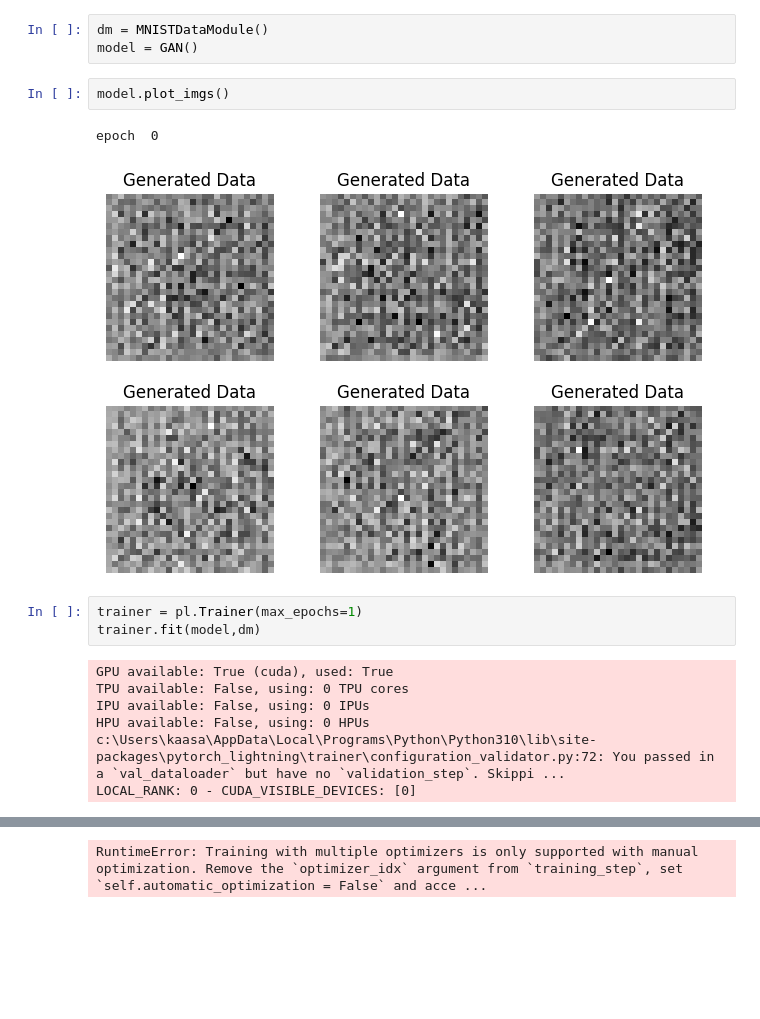
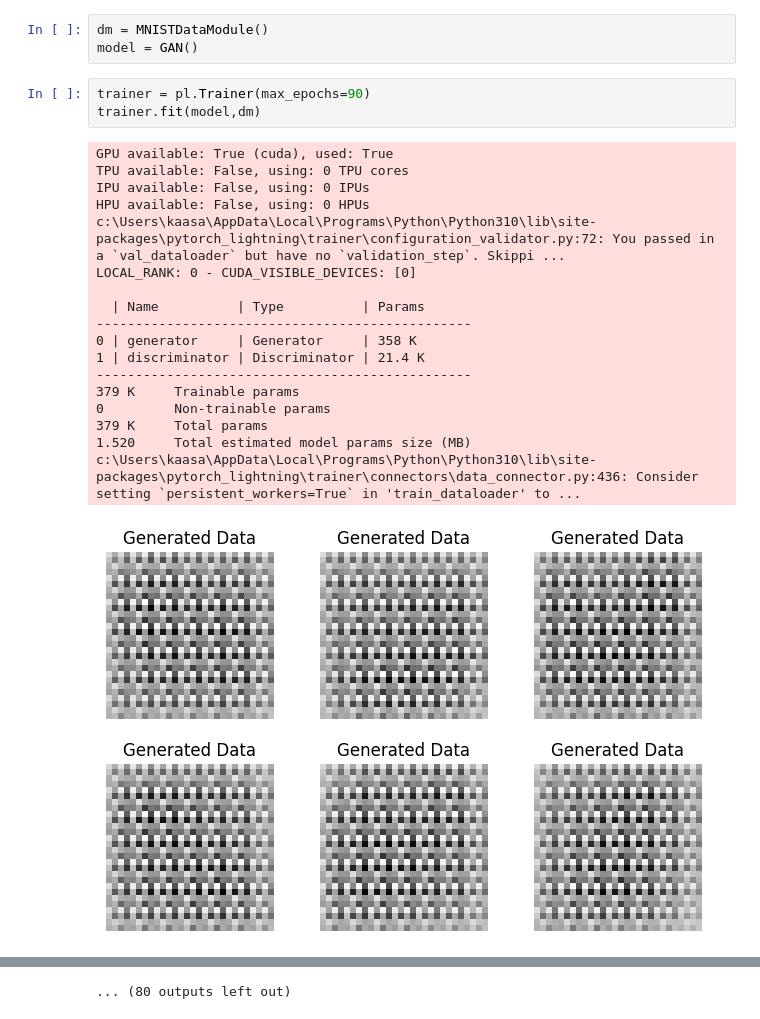
Before and after one commit to yagnaVNK/DeepLearning_class, a Jupyter notebook: GansTutorial/GAN_pytorch.ipynb, the cells around one changed output, grey strips where cells are left out. Drawn from its saved outputs; the diff is of its cells as text; blank space fills up the shorter version.

Commit message:
model trained successfully
Need to use validation set to improve accuracy

```diff
--- a/GansTutorial/GAN_pytorch.ipynb
+++ b/GansTutorial/GAN_pytorch.ipynb
@@ -202,18 +219,25 @@ class GAN(pl.LightningModule):
 # %%
 dm = MNISTDataModule()
 model = GAN()
-# %%
-model.plot_imgs()
-# %% [output]
-epoch  0
-[figure, removed]
 # %%
-trainer = pl.Trainer(max_epochs=1)
+trainer = pl.Trainer(max_epochs=90)
 trainer.fit(model,dm)
 # %% [output]
 GPU available: True (cuda), used: True
 TPU available: False, using: 0 TPU cores
 IPU available: False, using: 0 IPUs
 HPU available: False, using: 0 HPUs
 c:\Users\kaasa\AppData\Local\Programs\Python\Python310\lib\site-packages\pytorch_lightning\trainer\configuration_validator.py:72: You passed in a `val_dataloader` but have no `validation_step`. Skippi ...
 LOCAL_RANK: 0 - CUDA_VISIBLE_DEVICES: [0]
+
+  | Name          | Type          | Params
+------------------------------------------------
+0 | generator     | Generator     | 358 K
+1 | discriminator | Discriminator | 21.4 K
+------------------------------------------------
+379 K     Trainable params
+0         Non-trainable params
+379 K     Total params
+1.520     Total estimated model params size (MB)
+c:\Users\kaasa\AppData\Local\Programs\Python\Python310\lib\site-packages\pytorch_lightning\trainer\connectors\data_connector.py:436: Consider setting `persistent_workers=True` in 'train_dataloader' to ...
+[figure, added]
@@ -220 +254 @@ LOCAL_RANK: 0 - CUDA_VISIBLE_DEVICES: [0]
-RuntimeError: Training with multiple optimizers is only supported with manual optimization. Remove the `optimizer_idx` argument from `training_step`, set `self.automatic_optimization = False` and acce ...
+... (80 outputs left out)
```
Also changed, not shown: parts of 3 cells of this notebook, 57 other files.
